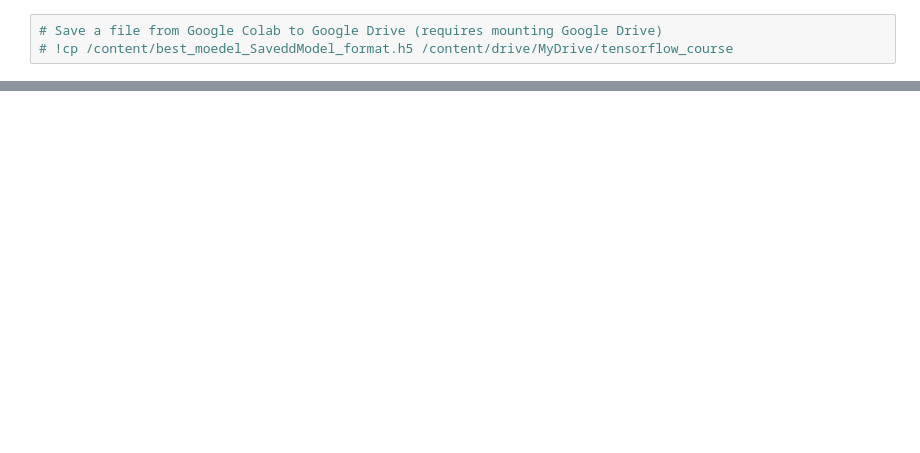
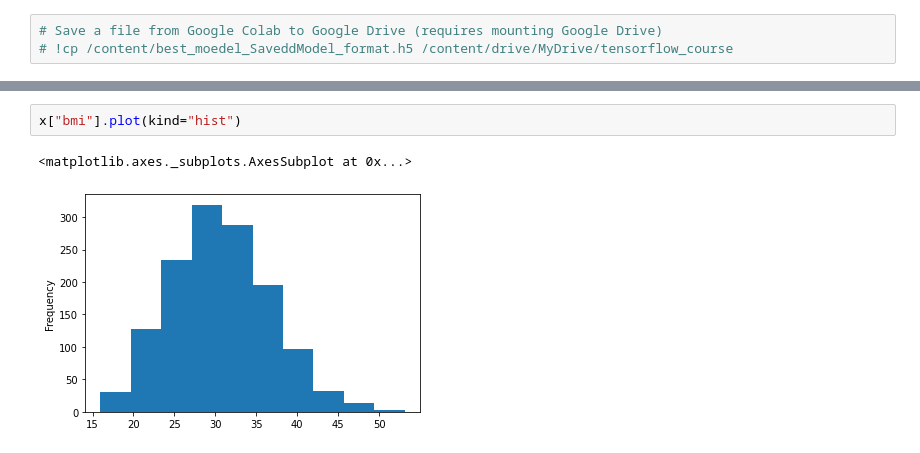
Before and after one commit to kianakiaei/TensorFlow, a Jupyter notebook: 01_neural_network_regression_with_tensorflow_.ipynb, the cells around one changed output, grey strips where cells are left out. Drawn from its saved outputs; the diff is of its cells as text; blank space fills up the shorter version.

```diff
--- a/01_neural_network_regression_with_tensorflow_.ipynb
+++ b/01_neural_network_regression_with_tensorflow_.ipynb
@@ -1114,0 +1377,5 @@ best_moedel_SaveddModel_format.h5
+# %%
+x["bmi"].plot(kind="hist")
+# %% [output]
+<matplotlib.axes._subplots.AxesSubplot at 0x...>
+[figure, added]
```
Also changed, not shown: parts of 45 cells of this notebook.
